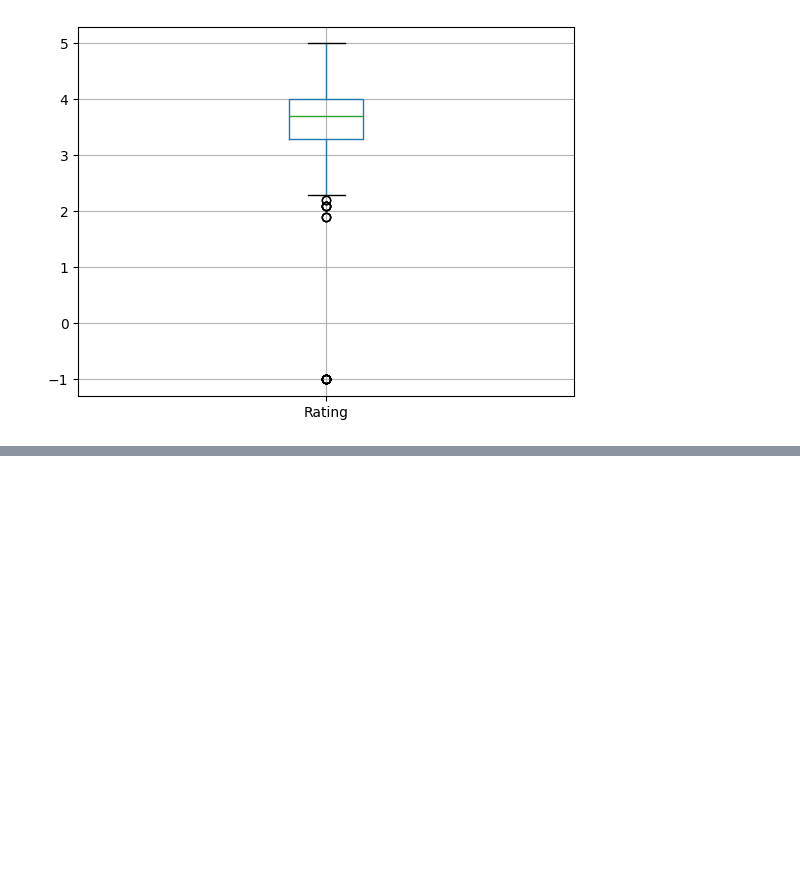
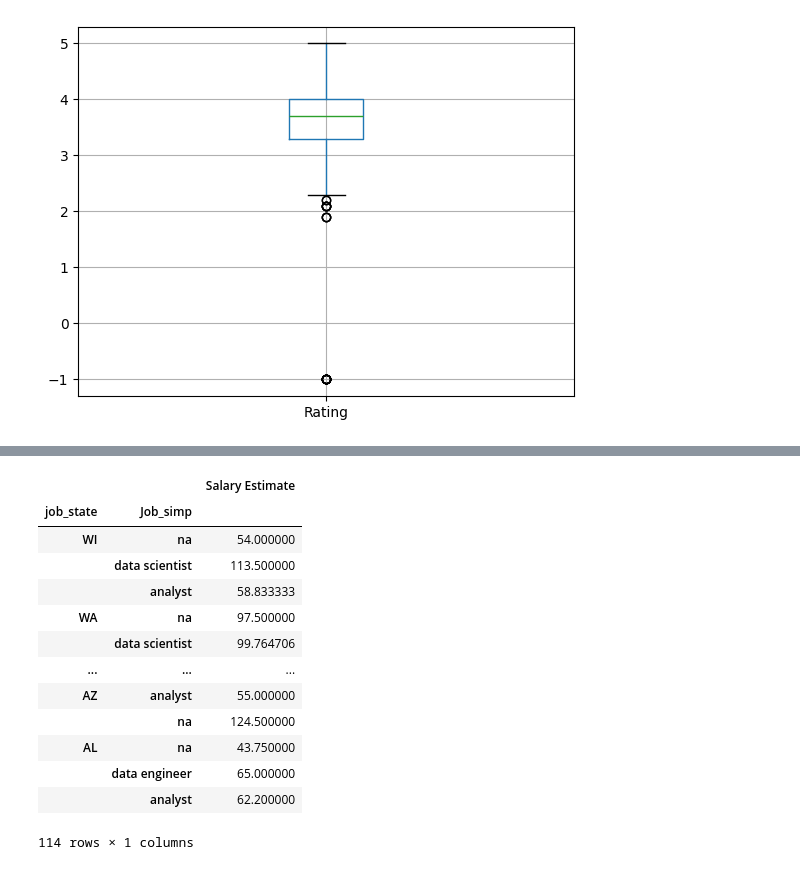
Before and after one commit to FahadUrRehman07/ds_Salary_proj, a Jupyter notebook: Exploratory Data Analysis.ipynb, the cells around one changed output, grey strips where cells are left out. Drawn from its saved outputs; the diff is of its cells as text; code cells hidden in the pictures; blank space fills up the shorter version.

```diff
--- a/Exploratory Data Analysis.ipynb
+++ b/Exploratory Data Analysis.ipynb
@@ -339,0 +382,17 @@ graph for Company Name: total = 20
+# %%
+pd.pivot_table(df, index=['job_state','Job_simp'], values= 'Salary Estimate').sort_values('job_state', ascending=False)
+# %% [output]
+|  |  | Salary Estimate |
+| job_state | Job_simp |  |
+| WI | na | 54.000000 |
+|  | data scientist | 113.500000 |
+|  | analyst | 58.833333 |
+| WA | na | 97.500000 |
+|  | data scientist | 99.764706 |
+| ... | ... | ... |
+| AZ | analyst | 55.000000 |
+|  | na | 124.500000 |
+| AL | na | 43.750000 |
+|  | data engineer | 65.000000 |
+|  | analyst | 62.200000 |
+114 rows × 1 columns
```
Also changed, not shown: parts of 19 cells of this notebook.
